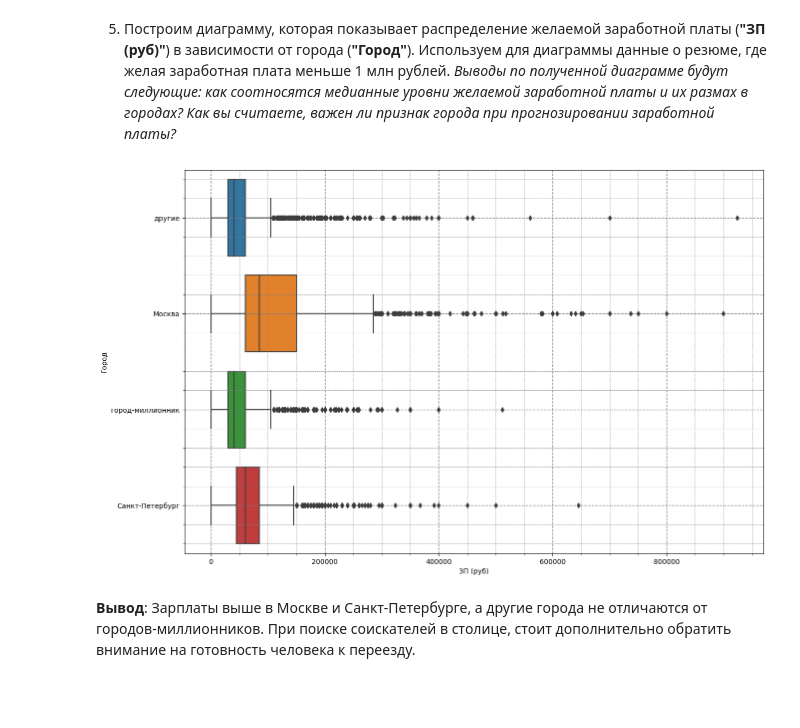
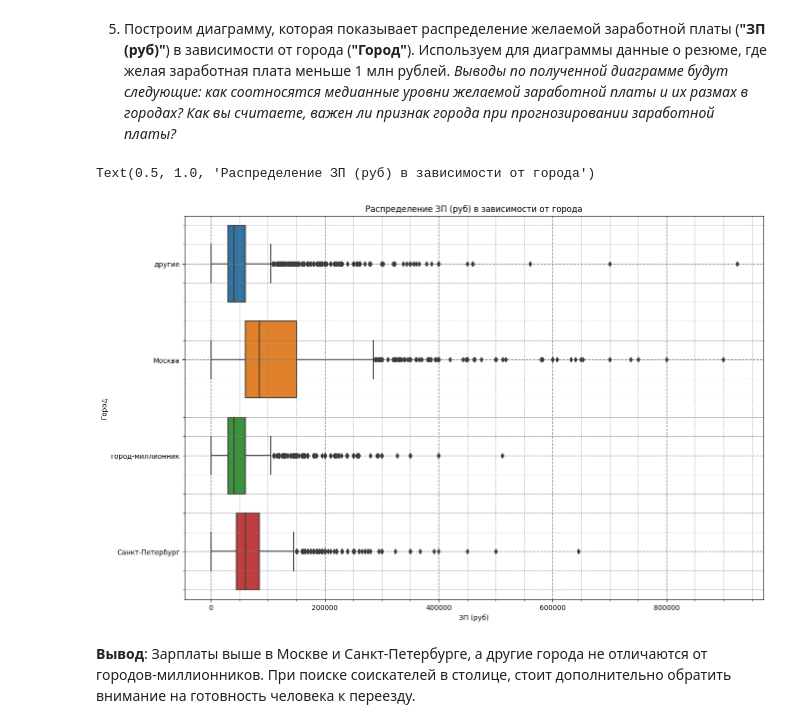
Before and after one commit to SoleCollat/Data_science, a Jupyter notebook: Project-1. hh.ru data analysis/Data_analysis.ipynb, the cells around one changed output. Cells and saved outputs as stored; diff of their text form; code cells hidden in the pictures; blank space fills up the shorter version.

```diff
--- a/Project-1. hh.ru data analysis/Data_analysis.ipynb
+++ b/Project-1. hh.ru data analysis/Data_analysis.ipynb
@@ -589,24 +587,27 @@ boxplt.grid(which='minor',
 # %%
 fig = plt.subplots(figsize=(15,10))
 # постоение гистограммы
 boxplt = sns.boxplot(
     data=hh_df[hh_df['ЗП (руб)'] < 1000000],
     x='ЗП (руб)',
     y='Город',
     orient = 'h'
 )
 
 boxplt.minorticks_on()
 boxplt.grid(which='major',
         color = 'grey',
         linewidth = 1,
         linestyle = '--')
 boxplt.grid(which='minor',
         color = 'grey',
         linewidth = 0.5,
         linestyle = '--')
+
+boxplt.set_title('Распределение ЗП (руб) в зависимости от города')
 # %% [output]
+Text(0.5, 1.0, 'Распределение ЗП (руб) в зависимости от города')
-[figure, old version]
+[figure, new version]
 # %% [markdown]
 **Вывод**: Зарплаты выше в Москве и Санкт-Петербурге, а другие города не отличаются от городов-миллионников. При поиске соискателей в столице, стоит дополнительно обратить внимание на готовность человека к переезду.
 # %% [markdown]
```
Also changed, not shown: parts of 16 cells of this notebook, 2 other files.
